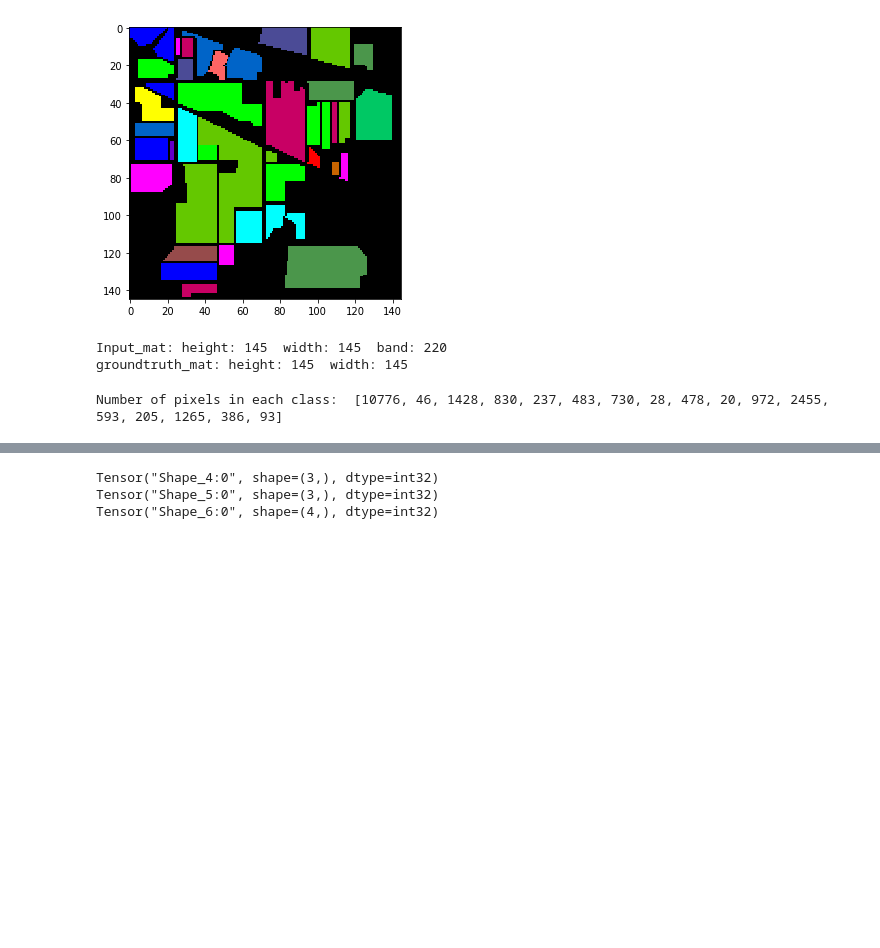
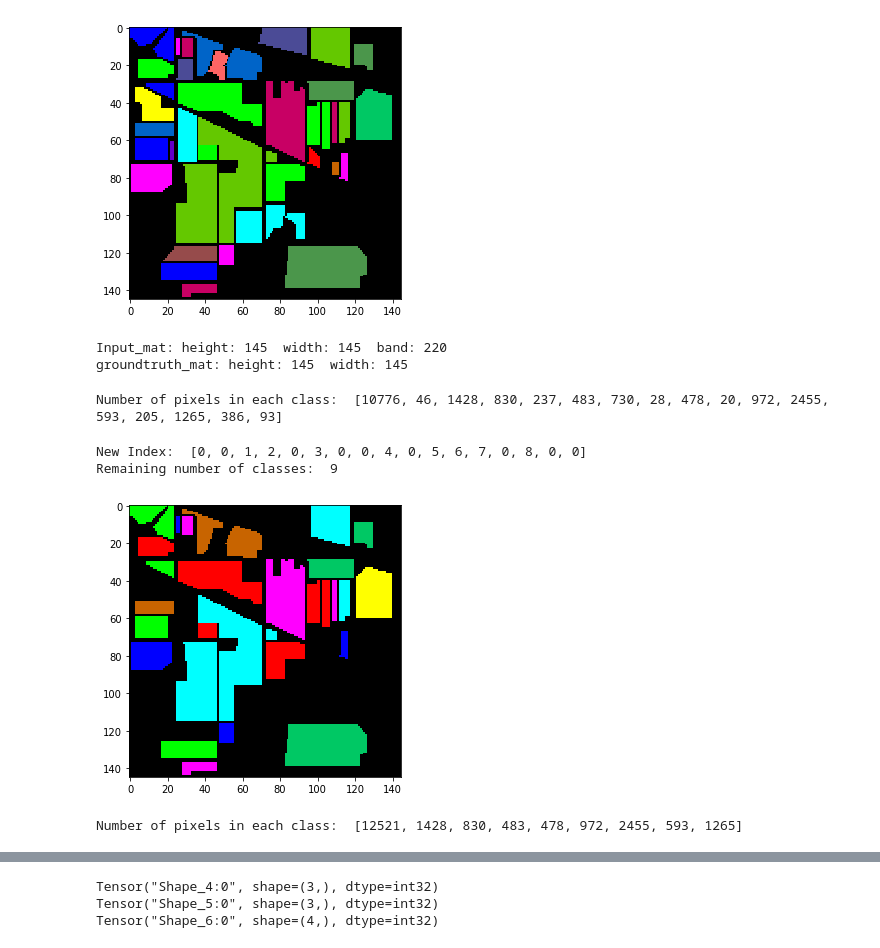
Before and after one commit to Shengz0571/HyperspectralCNN, a Jupyter notebook: IndianPineFCN.ipynb, the cells around one changed output, grey strips where cells are left out. Drawn from its saved outputs; the diff is of its cells as text; code cells hidden in the pictures; blank space fills up the shorter version.

```diff
--- a/IndianPineFCN.ipynb
+++ b/IndianPineFCN.ipynb
@@ -60,17 +105,57 @@ print("groundtruth_mat: height:", groundtruth_mat.shape[0], " width:", groundtru
 Input_mat: height: 145  width: 145  band: 220
 groundtruth_mat: height: 145  width: 145
 # %%
-origin_count = []
-for i in range(n_classes):
-    origin_count.append(0)
+def pixelsInClassCount(mark, numClasses):
+    counts = []
+    for i in range(numClasses):
+        counts.append(0)
 
-for i in range(height):
-        for j in range(width):
-            origin_count[groundtruth_mat[i][j]] += 1
+    for i in range(len(mark)):
+        for j in range(len(mark[0])):
+            counts[mark[i][j]] += 1
 
-print("Number of pixels in each class: ", origin_count)
+    return counts
+
+
+print("Number of pixels in each class: ", pixelsInClassCount(groundtruth_mat, n_classes))
 # %% [output]
 Number of pixels in each class:  [10776, 46, 1428, 830, 237, 483, 730, 28, 478, 20, 972, 2455, 593, 205, 1265, 386, 93]
+# %%
+#deletedClass = {0, 1, 7, 9, 16}
+deletedClass = {0, 1, 4, 6, 7, 9, 13, 15, 16}
+
+def reduceClasses(output, numClasses, deletedClasses):
+    classlist = []
+    newIndex = 1
+    for i in range(numClasses):
+        if (i in deletedClasses):
+            classlist.append(0)
+        else :
+            classlist.append(newIndex)
+            newIndex += 1
+    numRemainingClasses = numClasses - len(deletedClasses) + 1
+
+    for i in range(len(output)):
+        for j in range(len(output[0])):
+            output[i][j] = classlist[output[i][j]]
+
+    print("New Index: ", classlist)
+    print("Remaining number of classes: ", numRemainingClasses)
+
+    return output, numRemainingClasses
+
+groundtruth_mat, n_classes = reduceClasses(groundtruth_mat, n_classes, deletedClass)
+# %% [output]
+New Index:  [0, 0, 1, 2, 0, 3, 0, 0, 4, 0, 5, 6, 7, 0, 8, 0, 0]
+Remaining number of classes:  9
+# %%
+ground_truth = spectral.imshow(classes = groundtruth_mat, figsize = (5,5))
+# %% [output]
+[figure, added]
+# %%
+print("Number of pixels in each class: ", pixelsInClassCount(groundtruth_mat, n_classes))
+# %% [output]
+Number of pixels in each class:  [12521, 1428, 830, 483, 478, 972, 2455, 593, 1265]
 # %%
 def reduceDimensions(input):
     print(input.shape)
```
Also changed, not shown: parts of 21 cells of this notebook, 1 other file.
